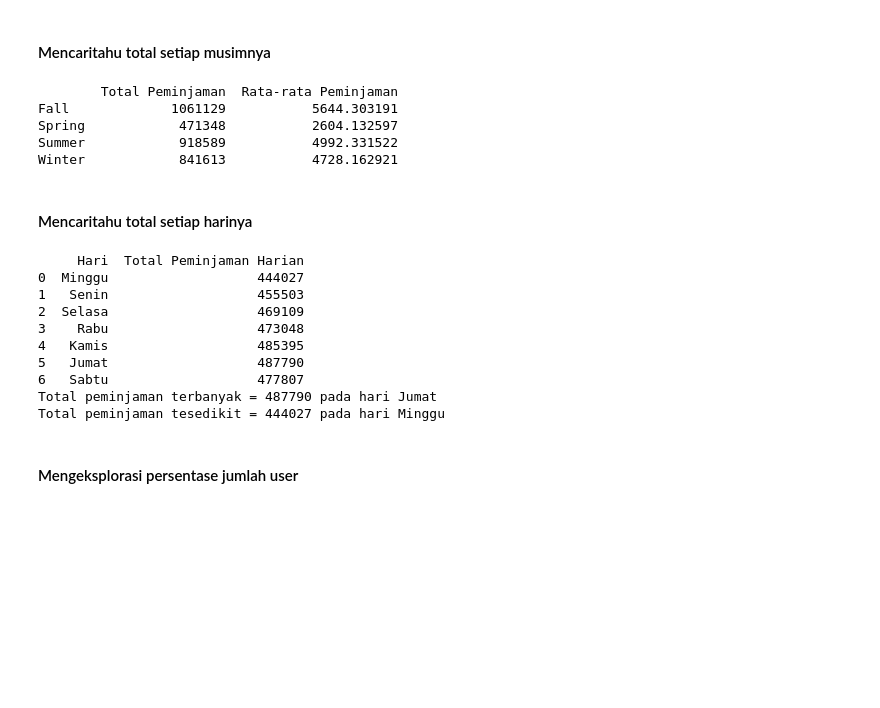
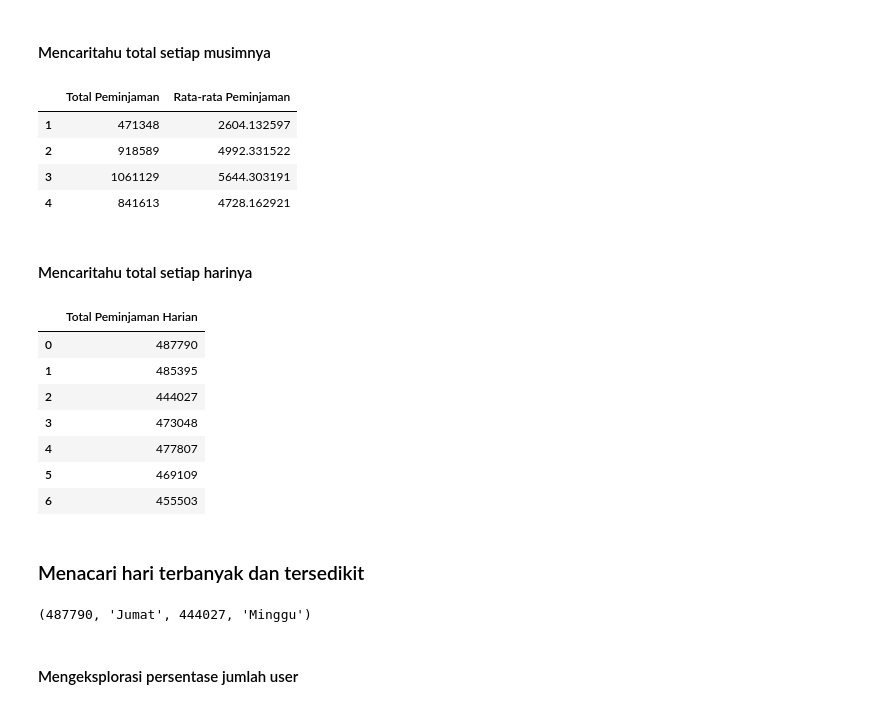
Before and after one commit to ALcitya/Proyek_Akhir_Analisis_Data, a Jupyter notebook: Bike_Notebook.ipynb, the cells around one changed output. Drawn from its saved outputs; the diff is of its cells as text; code cells hidden in the pictures; blank space fills up the shorter version.

```diff
--- a/Bike_Notebook.ipynb
+++ b/Bike_Notebook.ipynb
@@ -133,72 +262,56 @@ Total penjualan di tahun 2012 = 2049576
 # %% [markdown]
 #### Mencaritahu total setiap musimnya
 # %%
-# mengelompokkan penjualan setiap musimnya
-musim_labels = {1: "Spring", 2: "Summer", 3: "Fall", 4: "Winter"}
-Day_df["season_label"] = Day_df["season"].map(musim_labels)
-musim_rental = Day_df.groupby("season_label")["cnt"].mean()
-musim_total = Day_df.groupby("season_label")["cnt"].sum()
+musim_rental = Day_df.groupby("season")["cnt"].mean()
+musim_total = Day_df.groupby("season")["cnt"].sum()
 
-# Simpan total peminjaman per musim dalam variabel
 total_peminjaman_musim = musim_total.to_dict()
 rata_rata_peminjaman_musim = musim_rental.to_dict()
 
-# Tampilkan dalam bentuk tabel
 tabel_musim = pd.DataFrame({
     "Total Peminjaman": total_peminjaman_musim,
     "Rata-rata Peminjaman": rata_rata_peminjaman_musim
 })
-print(tabel_musim)
+tabel_musim
 # %% [output]
-        Total Peminjaman  Rata-rata Peminjaman
-Fall             1061129           5644.303191
-Spring            471348           2604.132597
-Summer            918589           4992.331522
-Winter            841613           4728.162921
+|  | Total Peminjaman | Rata-rata Peminjaman |
+| 1 | 471348 | 2604.132597 |
+| 2 | 918589 | 4992.331522 |
+| 3 | 1061129 | 5644.303191 |
+| 4 | 841613 | 4728.162921 |
 # %% [markdown]
 #### Mencaritahu total setiap harinya
 # %%
 # menghitung total peminjaman dalam setiap hari
 totalHarian = Day_df.groupby("weekday")["cnt"].sum()
 totalHoliday = Day_df.groupby("holiday")["cnt"].sum()
-# simpan dalam bentuk string
-hari_dict = {
-    0: "Minggu",
-    1: "Senin",
-    2: "Selasa",
-    3: "Rabu",
-    4: "Kamis",
-    5: "Jumat",
-    6: "Sabtu"
-}
-# mapping harian
-totalHarian.index = totalHarian.index.map(hari_dict)
+
 # simpan dalam bentuk variabel
 totalPeminjamanHarian = totalHarian.to_dict()
 # Tampilkan dalam bentuk tabel
 tabelHarian = pd.DataFrame({
-    "Hari": totalPeminjamanHarian.keys(),
     "Total Peminjaman Harian": totalPeminjamanHarian.values()
 })
-print (tabelHarian)
-# Cari total peminjaman terbanyak
-totalPeminjamanTerbanyak = max(totalPeminjamanHarian.values())
-totalPeminjamanTersedikit = min(totalPeminjamanHarian.values())
-hari_terbanyak = [kunci for kunci, nilai in totalPeminjamanHarian.items() if nilai == totalPeminjamanTerbanyak]
-hari_tersedikit = [kunci for kunci, nilai in totalPeminjamanHarian.items() if nilai == totalPeminjamanTersedikit]
-
-print(f"Total peminjaman terbanyak = {totalPeminjamanTerbanyak} pada hari {hari_terbanyak[0]}")
-print(f"Total peminjaman tesedikit = {totalPeminjamanTersedikit} pada hari {hari_tersedikit[0]}")
+tabelHarian
 # %% [output]
-     Hari  Total Peminjaman Harian
-0  Minggu                   444027
-1   Senin                   455503
-2  Selasa                   469109
-3    Rabu                   473048
-4   Kamis                   485395
-5   Jumat                   487790
-6   Sabtu                   477807
-Total peminjaman terbanyak = 487790 pada hari Jumat
-Total peminjaman tesedikit = 444027 pada hari Minggu
+|  | Total Peminjaman Harian |
+| 0 | 487790 |
+| 1 | 485395 |
+| 2 | 444027 |
+| 3 | 473048 |
+| 4 | 477807 |
+| 5 | 469109 |
+| 6 | 455503 |
+# %% [markdown]
+### Menacari hari terbanyak dan tersedikit
+# %%
+totalPeminjamanTerbanyak = max(totalPeminjamanHarian.values())
+totalPeminjamanTersedikit = min(totalPeminjamanHarian.values())
+hari_terbanyak = [kunci for kunci, nilai in totalPeminjamanHarian.items() if nilai == totalPeminjamanTerbanyak]
+hari_tersedikit = [kunci for kunci, nilai in totalPeminjamanHarian.items() if nilai == totalPeminjamanTersedikit]
+
+totalPeminjamanTerbanyak, hari_terbanyak[0], totalPeminjamanTersedikit, hari_tersedikit[0]
+# %% [output]
+(487790, 'Jumat', 444027, 'Minggu')
 # %% [markdown]
 #### Mengeksplorasi persentase jumlah user
```
Also changed, not shown: parts of 71 cells of this notebook, 1 other file.
